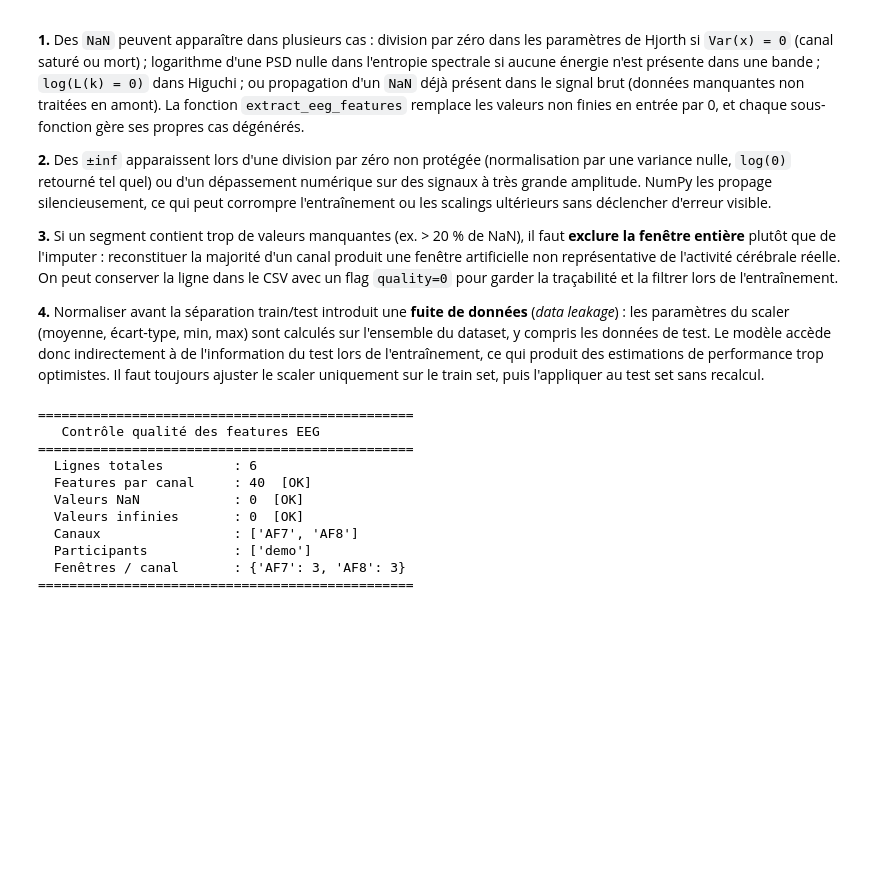
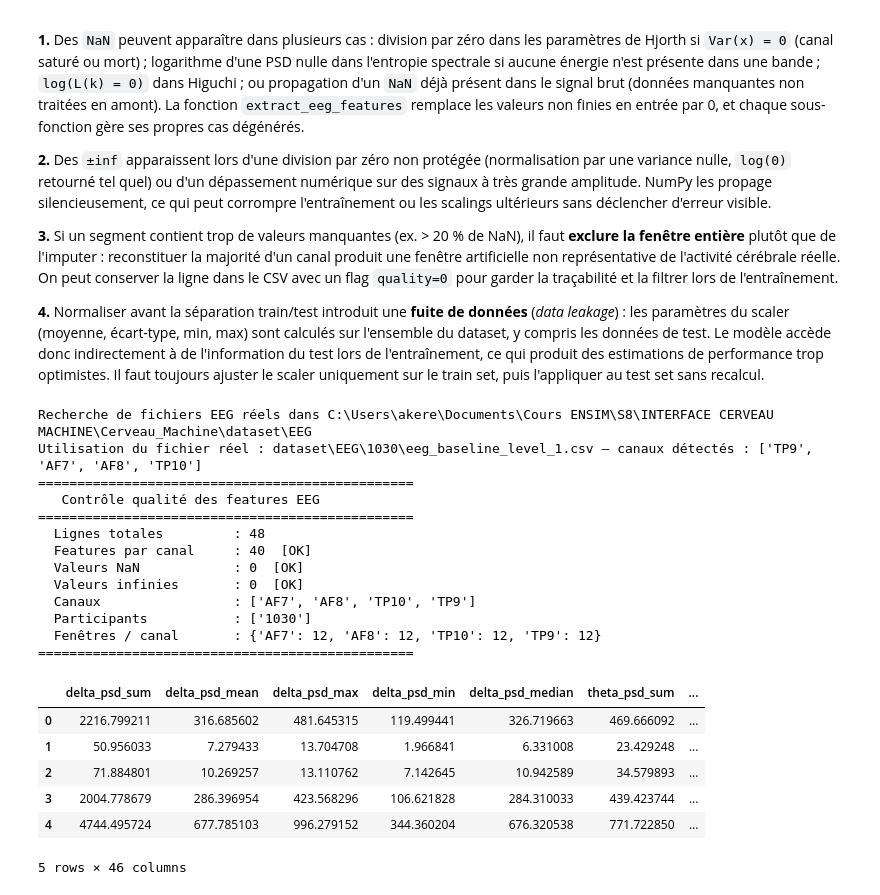
Before and after one commit to Adrien7782/Cerveau_Machine, a Jupyter notebook: TD4.ipynb, the cells around one changed output. Drawn from its saved outputs; the diff is of its cells as text; code cells hidden in the pictures; blank space fills up the shorter version.

Commit message:
TD4: correction de la démo partie 14

```diff
--- a/TD4.ipynb
+++ b/TD4.ipynb
@@ -1258,46 +1258,84 @@ def check_features_quality(df, n_features_expected=40):
             if "Channel" in df.columns else {}
         ),
     }
 
     ok = lambda cond: "OK" if cond else "AVERTISSEMENT"
     print("=" * 48)
     print("   Contrôle qualité des features EEG")
     print("=" * 48)
     print(f"  Lignes totales         : {report['n_rows']}")
     print(f"  Features par canal     : {report['n_feature_cols']}  [{ok(report['features_count_ok'])}]")
     print(f"  Valeurs NaN            : {report['n_nan']}  [{ok(n_nan == 0)}]")
     print(f"  Valeurs infinies       : {report['n_inf']}  [{ok(n_inf == 0)}]")
     print(f"  Canaux                 : {report['channels']}")
     print(f"  Participants           : {report['participants']}")
     print(f"  Fenêtres / canal       : {report['windows_per_channel']}")
     print("=" * 48)
 
     return report
 
 
 # --- Démonstration ---
 FS = 256
-t_demo = np.arange(0, 30, 1 / FS)
-rng = np.random.default_rng(2)
-
-demo_df = pd.DataFrame({
-    "Timestamp": t_demo,
-    "AF7": np.sin(2 * np.pi * 10 * t_demo) + 0.1 * rng.normal(size=len(t_demo)),
-    "AF8": np.sin(2 * np.pi * 6  * t_demo) + 0.1 * rng.normal(size=len(t_demo)),
-})
-
-feat_df = extract_features_from_eeg_df(demo_df, fs=FS, window_sec=10,
-                                        participant="demo", filename="demo.csv")
-report = check_features_quality(feat_df, n_features_expected=40)
+WINDOW_SEC = 10
+WINDOW_SAMPLES = FS * WINDOW_SEC
+from pathlib import Path
+DATASET_ROOT = Path("dataset/EEG")
+print(f"Recherche de fichiers EEG réels dans {DATASET_ROOT.resolve()}")
+csv_files = sorted(DATASET_ROOT.rglob("*.csv"))
+selected = None
+for p in csv_files:
+    try:
+        df_raw = pd.read_csv(p)
+    except Exception:
+        continue
+    time_col = next((c for c in df_raw.columns if "time" in c.lower() or "timestamp" in c.lower()), None)
+    eeg_cols = [c for c in df_raw.columns if c != time_col]
+    if len(eeg_cols) >= 1 and len(df_raw) >= WINDOW_SAMPLES:
+        selected = (p, df_raw, time_col, eeg_cols)
+        break
+if selected is None:
+    print("Aucun fichier EEG réel adapté trouvé — utilisation du démo synthétique")
+    t_demo = np.arange(0, 30, 1 / FS)
+    rng = np.random.default_rng(2)
+    demo_df = pd.DataFrame({
+        "Timestamp": t_demo,
+        "AF7": np.sin(2 * np.pi * 10 * t_demo) + 0.1 * rng.normal(size=len(t_demo)),
+        "AF8": np.sin(2 * np.pi * 6  * t_demo) + 0.1 * rng.normal(size=len(t_demo)),
+    })
+    feat_df = extract_features_from_eeg_df(demo_df, fs=FS, window_sec=10,
+                                            participant="demo", filename="demo.csv")
+    report = check_features_quality(feat_df, n_features_expected=40)
+else:
+    p, df_raw, time_col, eeg_cols = selected
+    participant = p.parent.name
+    filename = p.name
+    print(f"Utilisation du fichier réel : {p} — canaux détectés : {eeg_cols}")
+    feat_df = extract_features_from_eeg_df(df_raw, fs=FS, window_sec=WINDOW_SEC,
+                                            participant=participant, filename=filename)
+    report = check_features_quality(feat_df, n_features_expected=40)
+    try:
+        display(feat_df.head())
+    except Exception:
+        print(feat_df.head().to_string())
 # %% [output]
+Recherche de fichiers EEG réels dans C:\Users\akere\Documents\Cours ENSIM\S8\INTERFACE CERVEAU MACHINE\Cerveau_Machine\dataset\EEG
+Utilisation du fichier réel : dataset\EEG\1030\eeg_baseline_level_1.csv — canaux détectés : ['TP9', 'AF7', 'AF8', 'TP10']
 ================================================
    Contrôle qualité des features EEG
 ================================================
-  Lignes totales         : 6
+  Lignes totales         : 48
   Features par canal     : 40  [OK]
   Valeurs NaN            : 0  [OK]
   Valeurs infinies       : 0  [OK]
-  Canaux                 : ['AF7', 'AF8']
-  Participants           : ['demo']
-  Fenêtres / canal       : {'AF7': 3, 'AF8': 3}
+  Canaux                 : ['AF7', 'AF8', 'TP10', 'TP9']
+  Participants           : ['1030']
+  Fenêtres / canal       : {'AF7': 12, 'AF8': 12, 'TP10': 12, 'TP9': 12}
 ================================================
+|  | delta_psd_sum | delta_psd_mean | delta_psd_max | delta_psd_min | delta_psd_median | theta_psd_sum | ... |
+| 0 | 2216.799211 | 316.685602 | 481.645315 | 119.499441 | 326.719663 | 469.666092 | ... |
+| 1 | 50.956033 | 7.279433 | 13.704708 | 1.966841 | 6.331008 | 23.429248 | ... |
+| 2 | 71.884801 | 10.269257 | 13.110762 | 7.142645 | 10.942589 | 34.579893 | ... |
+| 3 | 2004.778679 | 286.396954 | 423.568296 | 106.621828 | 284.310033 | 439.423744 | ... |
+| 4 | 4744.495724 | 677.785103 | 996.279152 | 344.360204 | 676.320538 | 771.722850 | ... |
+5 rows × 46 columns
```
Also changed, not shown: parts of 1 cell of this notebook.
